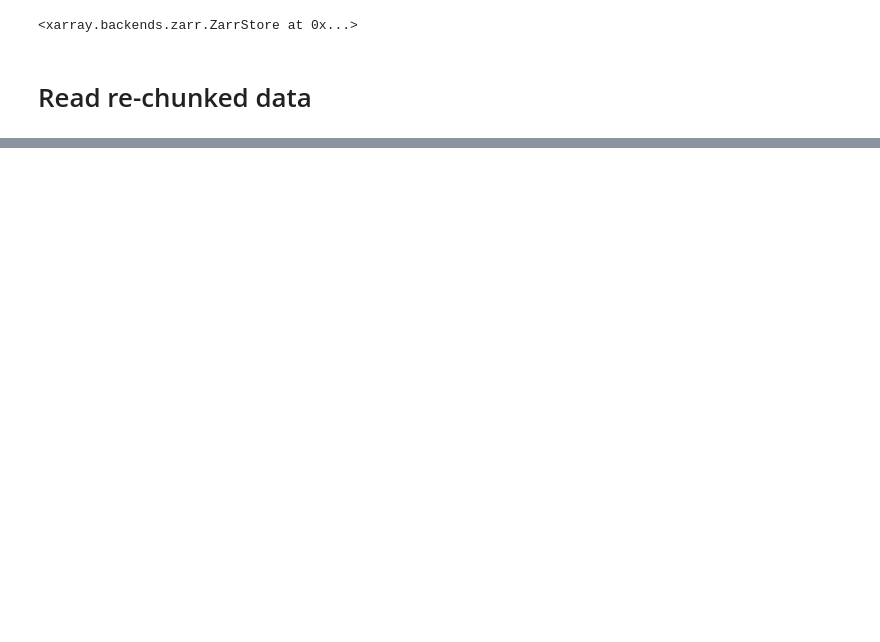
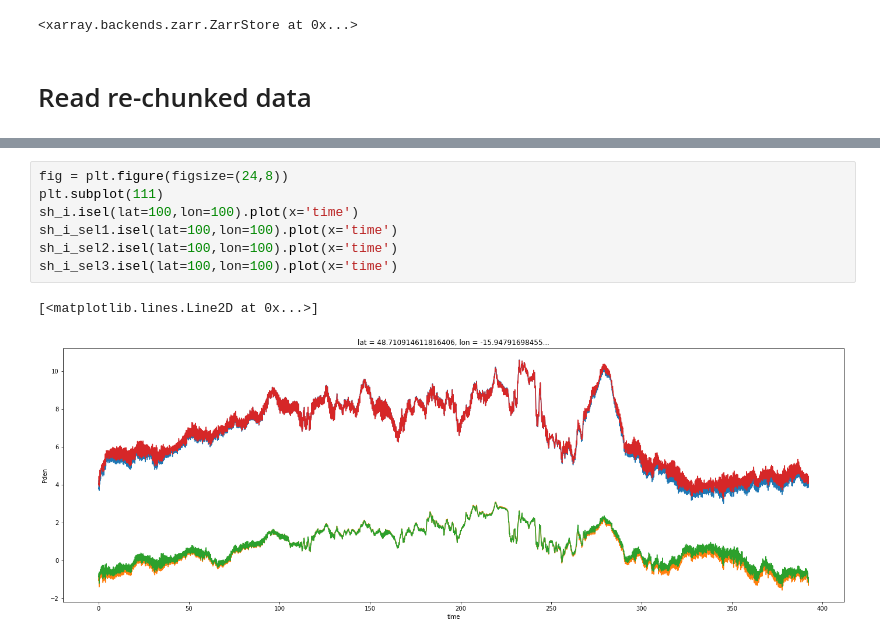
Before and after one commit to xy6g13/OSMOSIS_moorings, a Jupyter notebook: KE_LLC4320/Data_read_store/Rechunk_only_depth/restore_data_Pden.ipynb, the cells around one changed output, grey strips where cells are left out. Cells and saved outputs as stored; diff of their text form; blank space fills up the shorter version.

```diff
--- a/KE_LLC4320/Data_read_store/Rechunk_only_depth/restore_data_Pden.ipynb
+++ b/KE_LLC4320/Data_read_store/Rechunk_only_depth/restore_data_Pden.ipynb
@@ -225 +512,11 @@ ds_mean.plot()
+# %%
+fig = plt.figure(figsize=(24,8))
+plt.subplot(111)
+sh_i.isel(lat=100,lon=100).plot(x='time')
+sh_i_sel1.isel(lat=100,lon=100).plot(x='time')
+sh_i_sel2.isel(lat=100,lon=100).plot(x='time')
+sh_i_sel3.isel(lat=100,lon=100).plot(x='time')
+# %% [output]
+[<matplotlib.lines.Line2D at 0x...>]
+[figure, added]
 # %%
```
Also changed, not shown: parts of 38 cells of this notebook, 31 other files.
